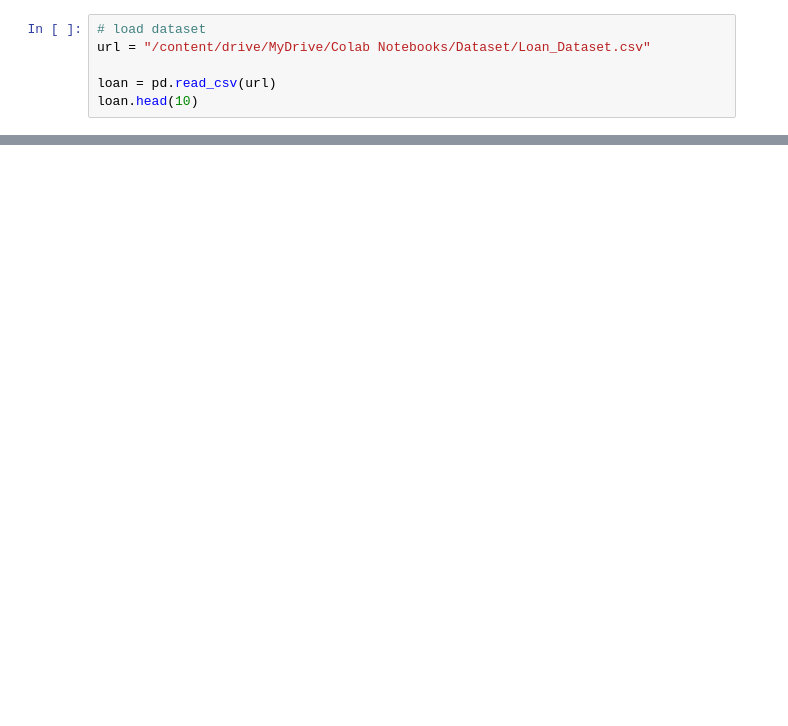
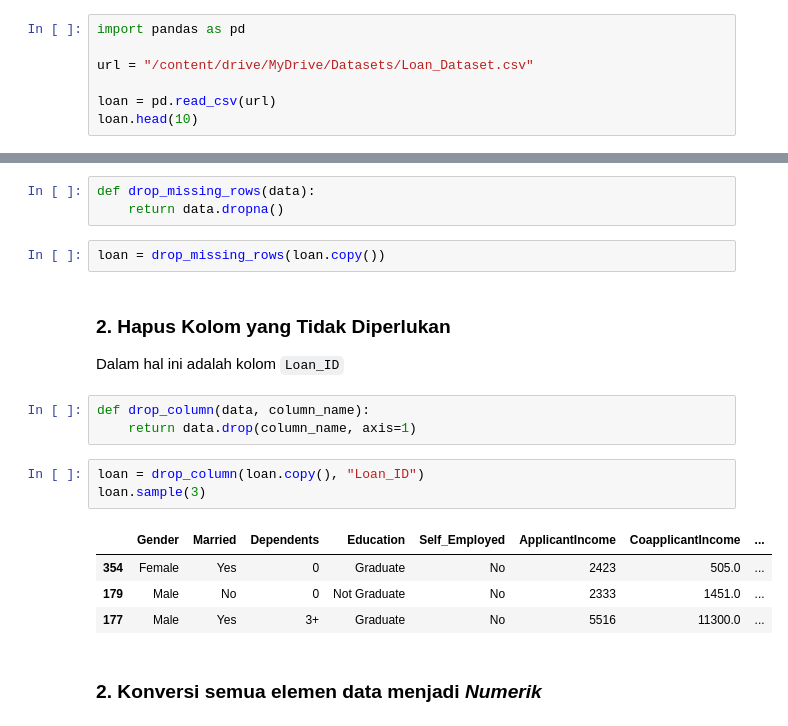
Before and after one commit to novay/amikom, a Jupyter notebook: Artificial_Neural_Network_03_Loan_Dataset.ipynb, the cells around one changed output, grey strips where cells are left out. Drawn from its saved outputs; the diff is of its cells as text; blank space fills up the shorter version.

```diff
--- a/Artificial_Neural_Network_03_Loan_Dataset.ipynb
+++ b/Artificial_Neural_Network_03_Loan_Dataset.ipynb
@@ -39,7 +42,8 @@ import pandas as pd
 URL Dataset: [https://www.kaggle.com/datasets/granjithkumar/loan-approval-data-set/data](https://www.kaggle.com/datasets/granjithkumar/loan-approval-data-set/data)
 # %%
-# load dataset
-url = "/content/drive/MyDrive/Colab Notebooks/Dataset/Loan_Dataset.csv"
+import pandas as pd
+
+url = "/content/drive/MyDrive/Datasets/Loan_Dataset.csv"
 
 loan = pd.read_csv(url)
 loan.head(10)
@@ -57,0 +85,22 @@ loan.head(10)
+# %%
+def drop_missing_rows(data):
+    return data.dropna()
+# %%
+loan = drop_missing_rows(loan.copy())
+# %% [markdown]
+### **2. Hapus Kolom yang Tidak Diperlukan**
+
+Dalam hal ini adalah kolom `Loan_ID`
+# %%
+def drop_column(data, column_name):
+    return data.drop(column_name, axis=1)
+# %%
+loan = drop_column(loan.copy(), "Loan_ID")
+loan.sample(3)
+# %% [output]
+|  | Gender | Married | Dependents | Education | Self_Employed | ApplicantIncome | CoapplicantIncome | ... |
+| 354 | Female | Yes | 0 | Graduate | No | 2423 | 505.0 | ... |
+| 179 | Male | No | 0 | Not Graduate | No | 2333 | 1451.0 | ... |
+| 177 | Male | Yes | 3+ | Graduate | No | 5516 | 11300.0 | ... |
+# %% [markdown]
+### **2. Konversi semua elemen data menjadi** *Numerik*
```
Also changed, not shown: parts of 35 cells of this notebook.
